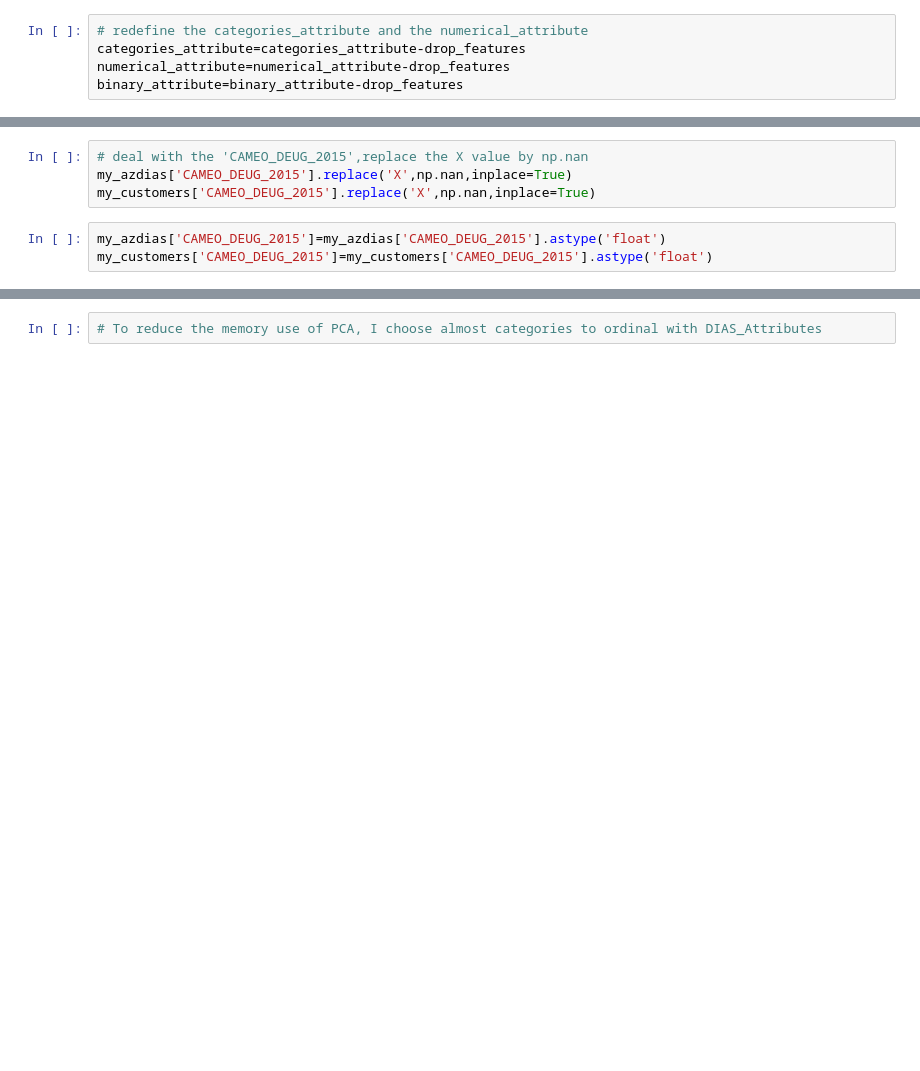
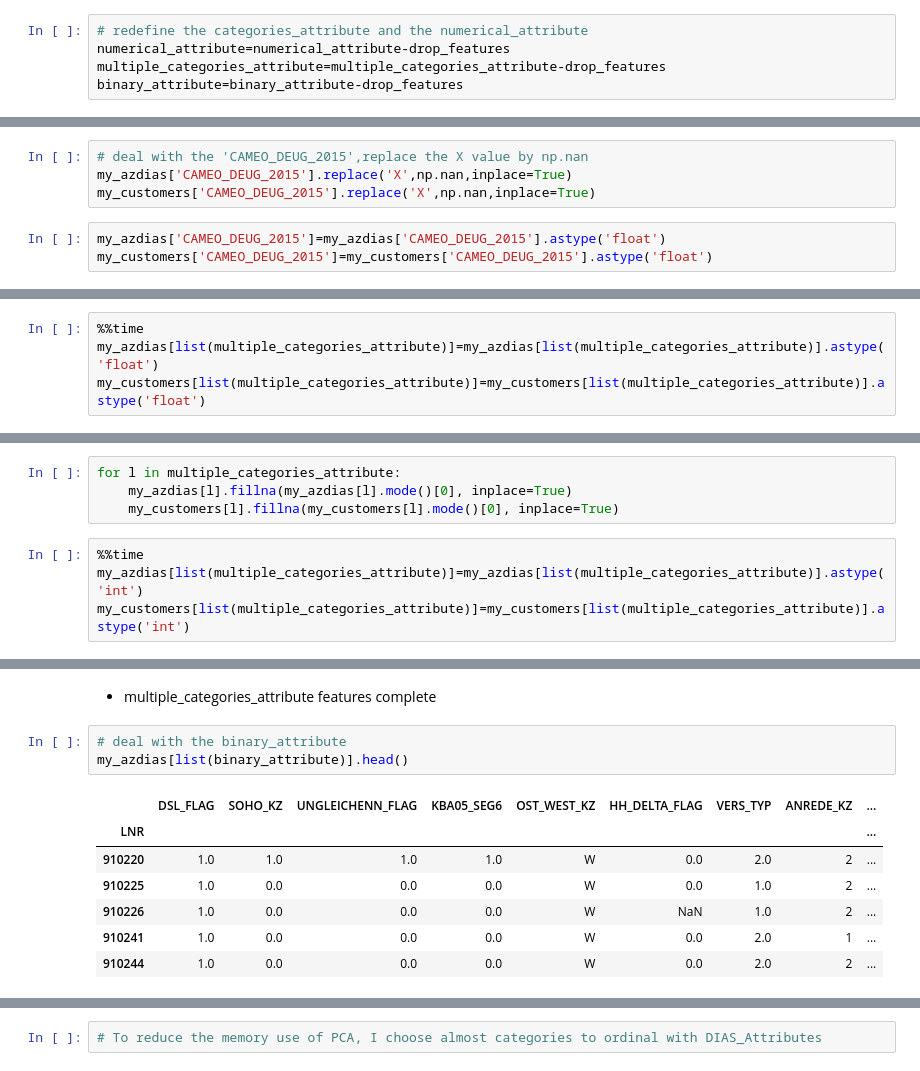
Before and after one commit to xueweiyema/ArvatoProject, a Jupyter notebook: Arvato Project Workbook.ipynb, the cells around one changed output, grey strips where cells are left out. Drawn from its saved outputs; the diff is of its cells as text; blank space fills up the shorter version.

```diff
--- a/Arvato Project Workbook.ipynb
+++ b/Arvato Project Workbook.ipynb
@@ -715,7 +707,7 @@ print(drop_features)
 # %%
 # redefine the categories_attribute and the numerical_attribute
-categories_attribute=categories_attribute-drop_features
 numerical_attribute=numerical_attribute-drop_features
+multiple_categories_attribute=multiple_categories_attribute-drop_features
 binary_attribute=binary_attribute-drop_features
 # %%
 drop_features
@@ -856,0 +883,4 @@ my_azdias.head()
+# %%
+%%time
+my_azdias[list(multiple_categories_attribute)]=my_azdias[list(multiple_categories_attribute)].astype('float')
+my_customers[list(multiple_categories_attribute)]=my_customers[list(multiple_categories_attribute)].astype('float')
@@ -856,0 +889,8 @@ my_azdias.head()
+# %%
+for l in multiple_categories_attribute:
+    my_azdias[l].fillna(my_azdias[l].mode()[0], inplace=True)
+    my_customers[l].fillna(my_customers[l].mode()[0], inplace=True)
+# %%
+%%time
+my_azdias[list(multiple_categories_attribute)]=my_azdias[list(multiple_categories_attribute)].astype('int')
+my_customers[list(multiple_categories_attribute)]=my_customers[list(multiple_categories_attribute)].astype('int')
@@ -856,0 +899,13 @@ my_azdias.head()
+# %% [markdown]
+- multiple_categories_attribute features complete
+# %%
+# deal with the binary_attribute
+my_azdias[list(binary_attribute)].head()
+# %% [output]
+|  | DSL_FLAG | SOHO_KZ | UNGLEICHENN_FLAG | KBA05_SEG6 | OST_WEST_KZ | HH_DELTA_FLAG | VERS_TYP | ANREDE_KZ | ... |
+| LNR |  |  |  |  |  |  |  |  | ... |
+| 910220 | 1.0 | 1.0 | 1.0 | 1.0 | W | 0.0 | 2.0 | 2 | ... |
+| 910225 | 1.0 | 0.0 | 0.0 | 0.0 | W | 0.0 | 1.0 | 2 | ... |
+| 910226 | 1.0 | 0.0 | 0.0 | 0.0 | W | NaN | 1.0 | 2 | ... |
+| 910241 | 1.0 | 0.0 | 0.0 | 0.0 | W | 0.0 | 2.0 | 1 | ... |
+| 910244 | 1.0 | 0.0 | 0.0 | 0.0 | W | 0.0 | 2.0 | 2 | ... |
```
Also changed, not shown: parts of 78 cells of this notebook.
